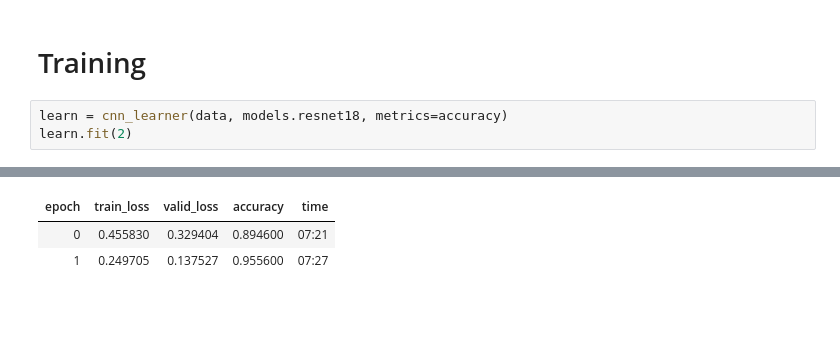
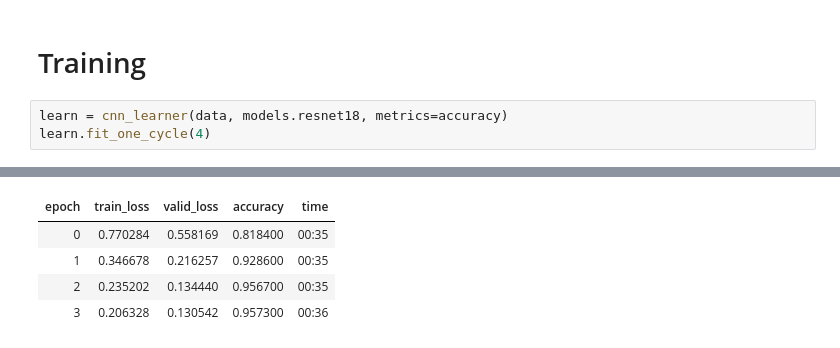
Before and after one commit to anurag89sharma/fastai-course-v3, a Jupyter notebook: dl1/lesson1.1-MNIST-classification.ipynb, the cells around one changed output, grey strips where cells are left out. Drawn from its saved outputs; the diff is of its cells as text; blank space fills up the shorter version.

```diff
--- a/dl1/lesson1.1-MNIST-classification.ipynb
+++ b/dl1/lesson1.1-MNIST-classification.ipynb
@@ -71,5 +71,5 @@ data.classes
 # Training
 # %%
 learn = cnn_learner(data, models.resnet18, metrics=accuracy)
-learn.fit(2)
+learn.fit_one_cycle(4)
 # %% [output]
@@ -77,5 +76,7 @@ Downloading: "https://download.pytorch.org/models/resnet18-5c106cde.pth" to /Use
 | epoch | train_loss | valid_loss | accuracy | time |
-| 0 | 0.455830 | 0.329404 | 0.894600 | 07:21 |
-| 1 | 0.249705 | 0.137527 | 0.955600 | 07:27 |
+| 0 | 0.770284 | 0.558169 | 0.818400 | 00:35 |
+| 1 | 0.346678 | 0.216257 | 0.928600 | 00:35 |
+| 2 | 0.235202 | 0.134440 | 0.956700 | 00:35 |
+| 3 | 0.206328 | 0.130542 | 0.957300 | 00:36 |
 # %%
 interp = ClassificationInterpretation.from_learner(learn)
```
Also changed, not shown: parts of 16 cells of this notebook.
